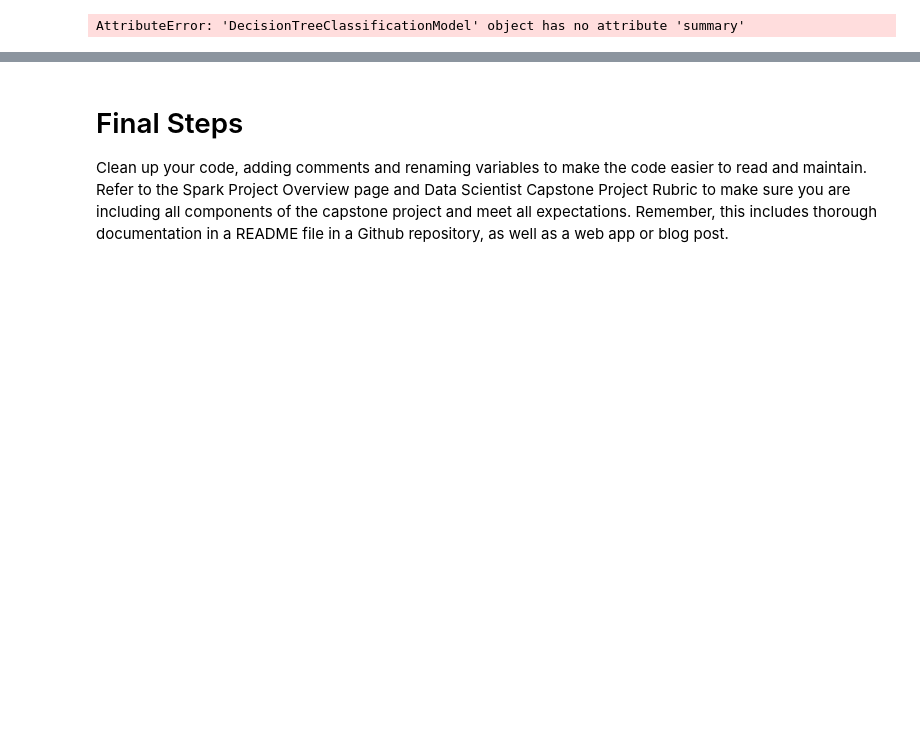
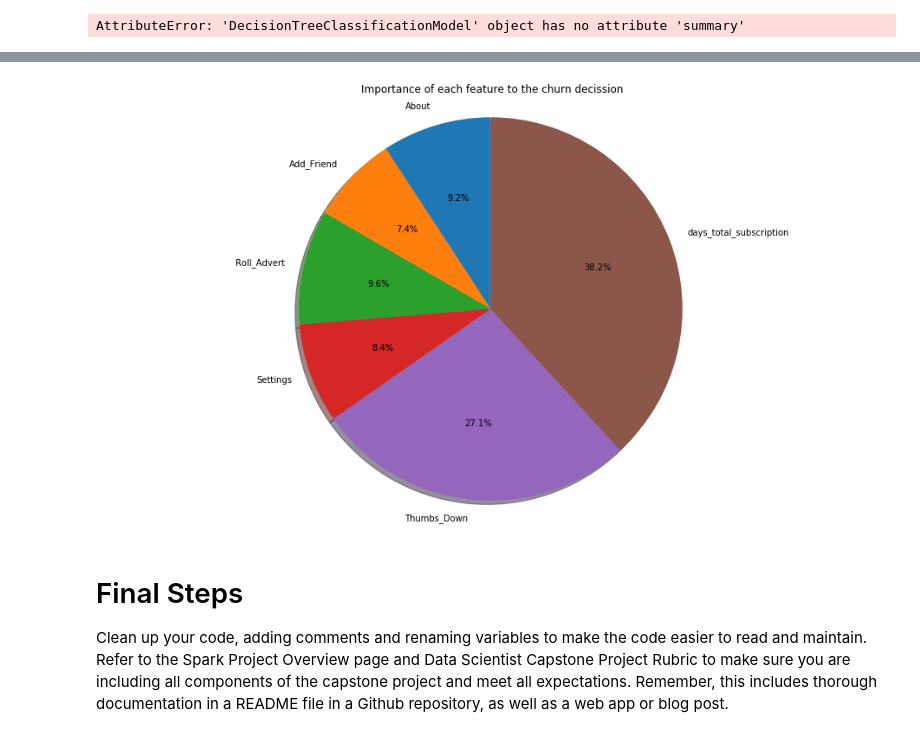
Before and after one commit to drnesr/Sparkify, a Jupyter notebook: Sparkify.ipynb, the cells around one changed output, grey strips where cells are left out. Saved outputs shown, nothing was run; the diff lists cells and outputs as text; code cells hidden in the pictures; blank space fills up the shorter version.

```diff
--- a/Sparkify.ipynb
+++ b/Sparkify.ipynb
@@ -1584,0 +1557,4 @@ metrics.truePositiveRateByLabel
+# %%
+importance = list(m.bestModel.featureImportances.toArray())
+x_labels = features_labels
+importance, x_labels
@@ -1584,0 +1579,5 @@ metrics.truePositiveRateByLabel
+# %%
+active_values = [x for x in importance if x>0]
+active_idx = [importance.index(x) for x in active_values]
+active_labels = [x_labels[x] for x in active_idx]
+active_values, active_labels
@@ -1585,3 +1597,14 @@ metrics.truePositiveRateByLabel
+# %%
+fig, ax = plt.subplots(figsize=(16, 9))
+ax.pie(active_values, labels=active_labels , autopct='%1.1f%%', shadow=True, startangle=90 )
+#     ax.bar(x_labels, negatives_v, color='g')
+# ax.set_xlabel('Features')
+# ax.set_ylabel('Importance (%)')
+ax.set_title('Importance of each feature to the churn decission')
+ax.axis('equal');
+# ax.set_xticklabels(labels = x_labels, rotation='vertical');
+# %% [output]
+[figure, added]
 # %% [markdown]
 # Final Steps
 Clean up your code, adding comments and renaming variables to make the code easier to read and maintain. Refer to the Spark Project Overview page and Data Scientist Capstone Project Rubric to make sure you are including all components of the capstone project and meet all expectations. Remember, this includes thorough documentation in a README file in a Github repository, as well as a web app or blog post.
```
Also changed, not shown: parts of 17 cells of this notebook.
